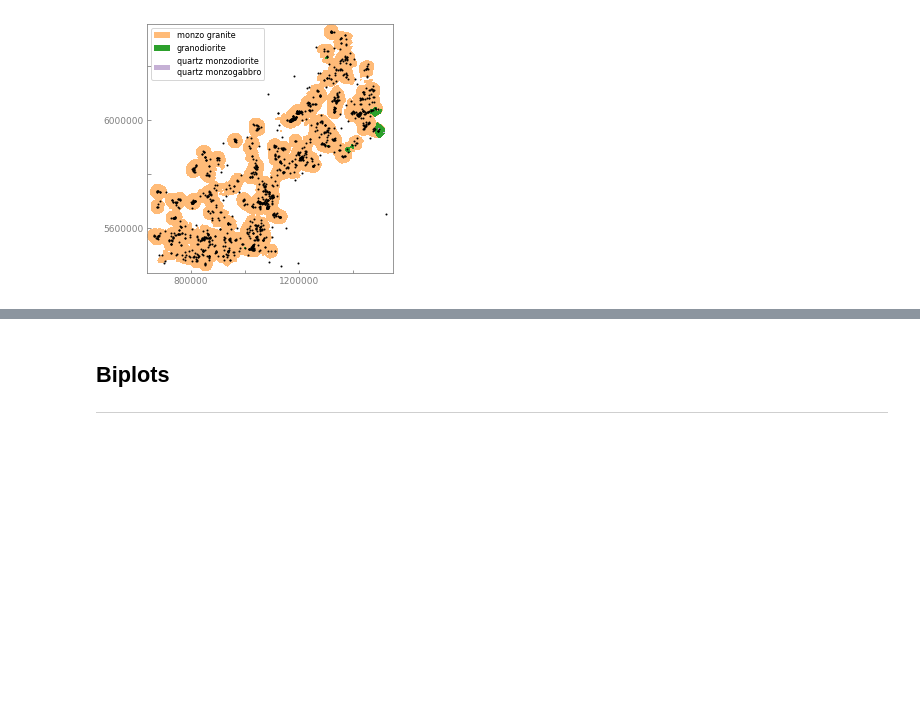
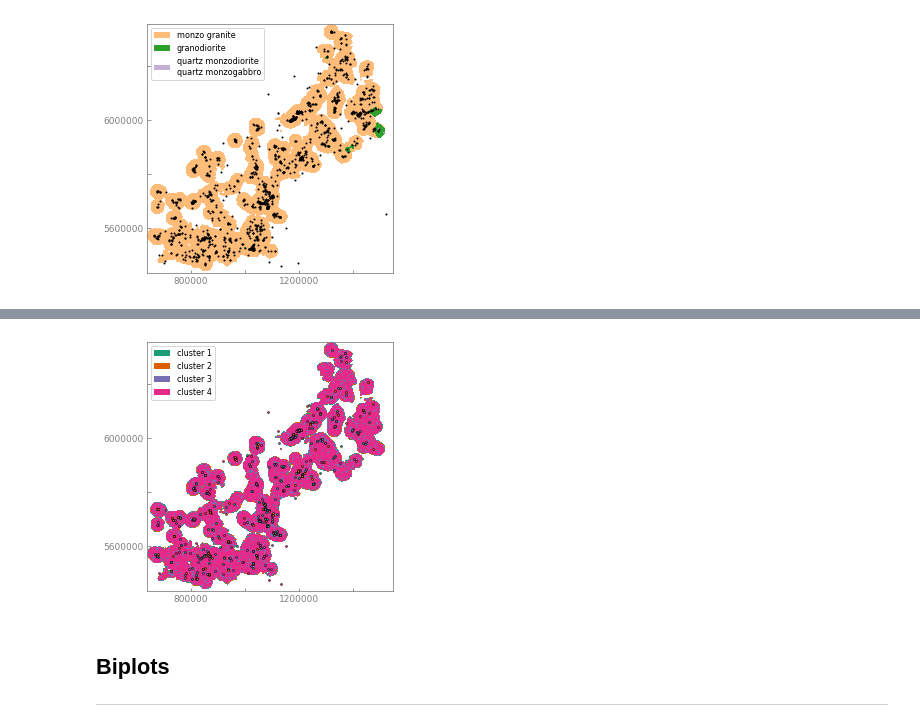
Before and after one commit to Complexio/Vistelius_1995_OCR, a Jupyter notebook: _ANALYSIS/2_area1_Interpolation.ipynb, the cells around one changed output, grey strips where cells are left out. Drawn from its saved outputs; the diff is of its cells as text; code cells hidden in the pictures; blank space fills up the shorter version.

```diff
--- a/_ANALYSIS/2_area1_Interpolation.ipynb
+++ b/_ANALYSIS/2_area1_Interpolation.ipynb
@@ -1148,0 +1168,11 @@ plots.plot_contour_map_interpolated_QAPF(interpolated_mineralogy_QAPF_reshape, g
+# %%
+# Create mockup cluster analysis classification as an example
+interpolation_array = np.random.randint(2, 6, size=interpolated_reverse_clr.shape[0])
+# Replace NaN values with zero
+interpolation_array[interpolated_reverse_clr["SiO2"].isnull().values] = 0
+# Reshape array to grid dimensions
+interpolation_array = interpolation_array.reshape((grid[1].shape[0], grid[0].shape[0]))
+
+# Merged mockup cluster analysis classification of control points with coordinates DataFrame
+control_points_cluster = pd.merge(coordinates_utm, pd.DataFrame(np.random.randint(2, 6, size=mineralogy_clr.shape[0])),
+                                  left_index=True, right_index=True)
@@ -1149,3 +1183,9 @@ plots.plot_contour_map_interpolated_QAPF(interpolated_mineralogy_QAPF_reshape, g
+# %%
+# Function call is very similar to the one for the QAPF maps
+plots.plot_contour_map_interpolated_cluster(interpolation_array, grid, control_points_cluster, f"{group_name}", values_to_plot=range(2, 6),
+                                         skip_xaxis_label=2, skip_yaxis_label=2, skip_xaxis_start=1, skip_yaxis_start=1, show_qapf_control_points=True, no_legend=False)
+# %% [output]
+[figure, added]
 # %% [markdown]
 ## Biplots
 ____
```
Also changed, not shown: parts of 10 cells of this notebook, 3 other files.
